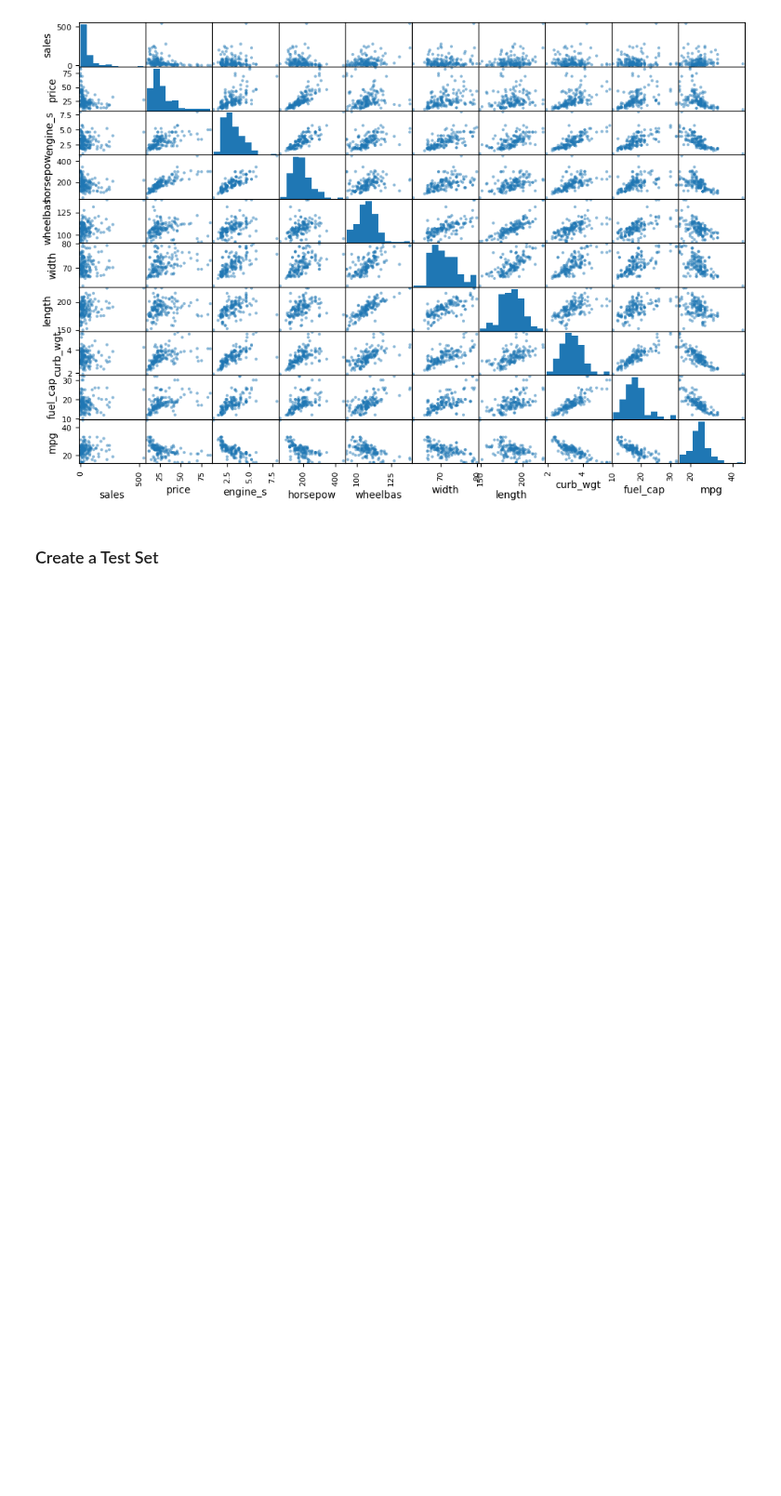
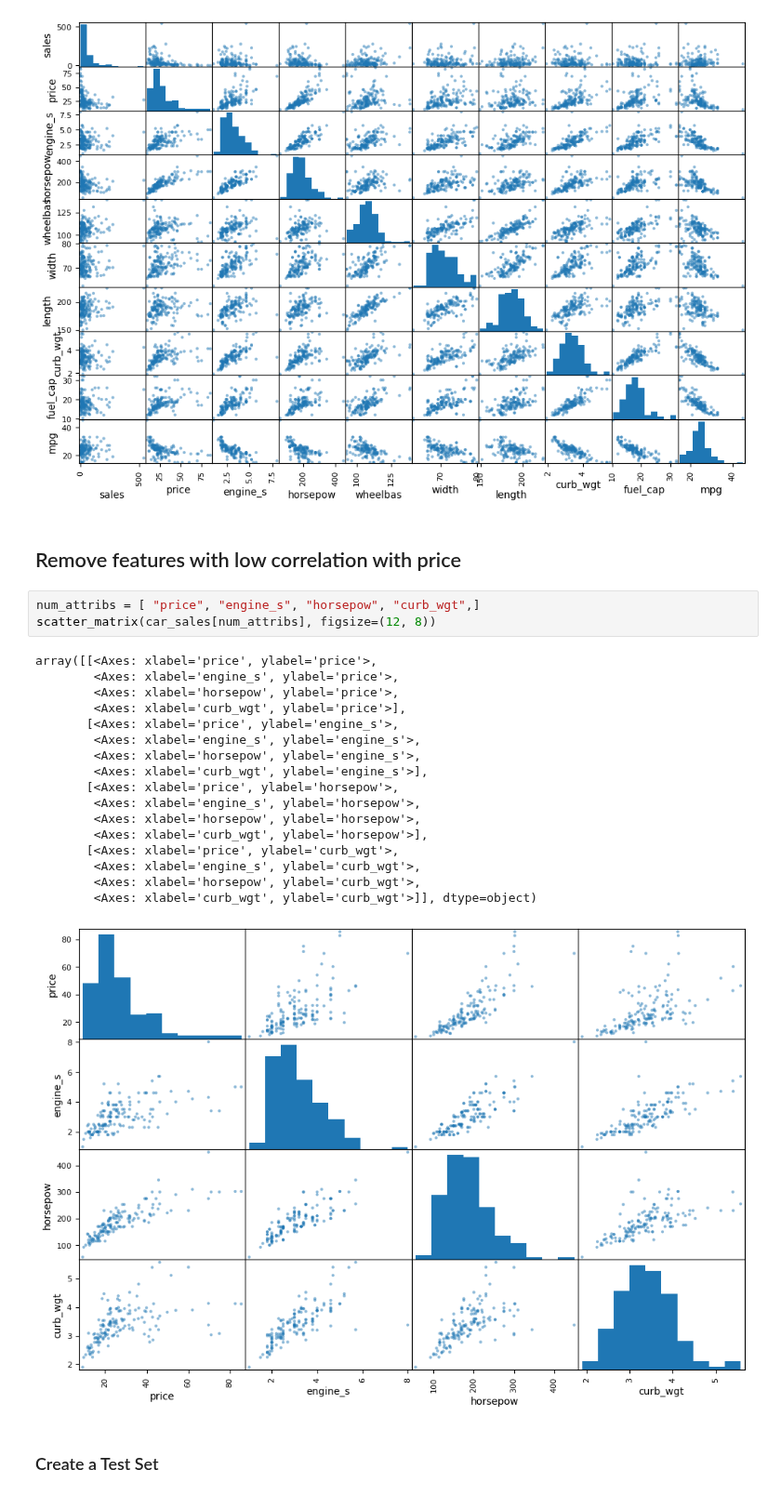
Before and after one commit to Kratosgado/Machine-Learning, a Jupyter notebook: ml intro/car_sales_prediction/car.sales.prediction.ipynb, the cells around one changed output. Shown at 93% size. Saved outputs shown, nothing was run; the diff lists cells and outputs as text; blank space fills up the shorter version.

```diff
--- a/ml intro/car_sales_prediction/car.sales.prediction.ipynb
+++ b/ml intro/car_sales_prediction/car.sales.prediction.ipynb
@@ -238,6 +238,29 @@ array([[<Axes: xlabel='sales', ylabel='sales'>,
         <Axes: xlabel='fuel_cap', ylabel='mpg'>,
         <Axes: xlabel='mpg', ylabel='mpg'>]], dtype=object)
 [figure]
+# %% [markdown]
+## Remove features with low correlation with price
+# %%
+num_attribs = [ "price", "engine_s", "horsepow", "curb_wgt",]
+scatter_matrix(car_sales[num_attribs], figsize=(12, 8))
+# %% [output]
+array([[<Axes: xlabel='price', ylabel='price'>,
+        <Axes: xlabel='engine_s', ylabel='price'>,
+        <Axes: xlabel='horsepow', ylabel='price'>,
+        <Axes: xlabel='curb_wgt', ylabel='price'>],
+       [<Axes: xlabel='price', ylabel='engine_s'>,
+        <Axes: xlabel='engine_s', ylabel='engine_s'>,
+        <Axes: xlabel='horsepow', ylabel='engine_s'>,
+        <Axes: xlabel='curb_wgt', ylabel='engine_s'>],
+       [<Axes: xlabel='price', ylabel='horsepow'>,
+        <Axes: xlabel='engine_s', ylabel='horsepow'>,
+        <Axes: xlabel='horsepow', ylabel='horsepow'>,
+        <Axes: xlabel='curb_wgt', ylabel='horsepow'>],
+       [<Axes: xlabel='price', ylabel='curb_wgt'>,
+        <Axes: xlabel='engine_s', ylabel='curb_wgt'>,
+        <Axes: xlabel='horsepow', ylabel='curb_wgt'>,
+        <Axes: xlabel='curb_wgt', ylabel='curb_wgt'>]], dtype=object)
+[figure, added]
 # %% [markdown]
 ### Create a Test Set
 # %%
```
Also changed, not shown: parts of 9 cells of this notebook.
